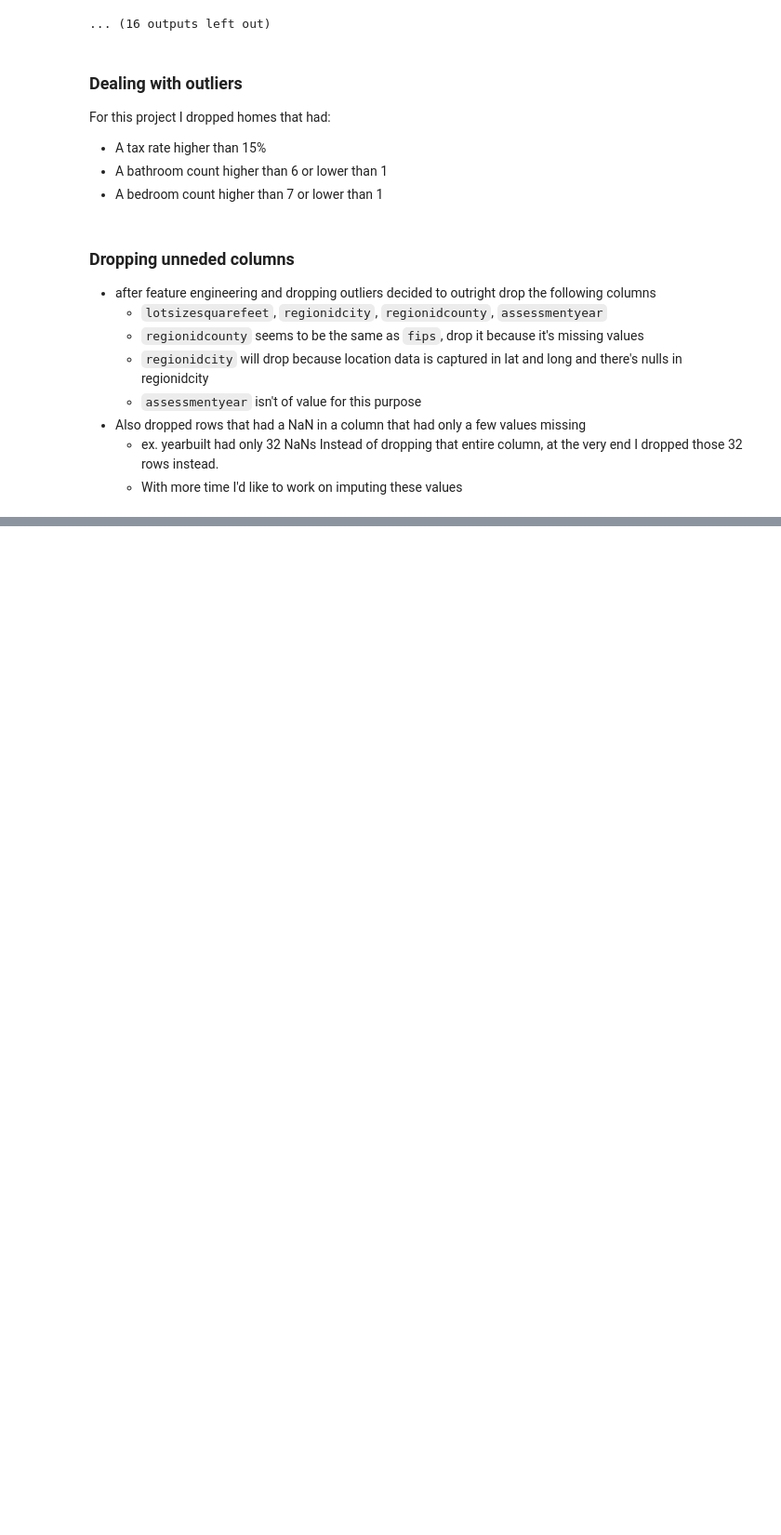
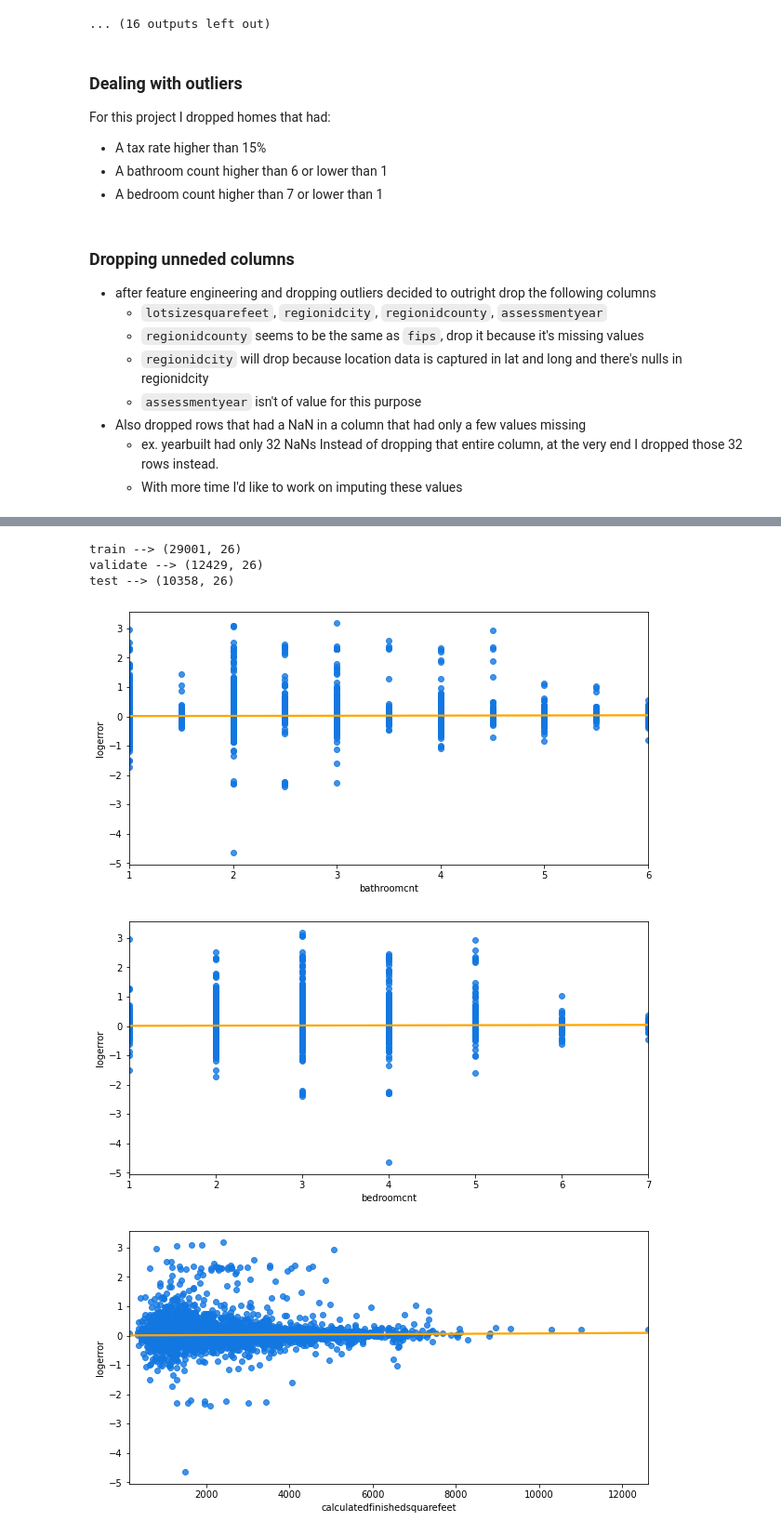
Before and after one commit to HeatherOrtegaMcMillan/Zillow_clustering_project, a Jupyter notebook: final_notebook.ipynb, the cells around one changed output, grey strips where cells are left out. Shown at 93% size. Drawn from its saved outputs; the diff is of its cells as text; code cells hidden in the pictures; blank space fills up the shorter version.

```diff
--- a/final_notebook.ipynb
+++ b/final_notebook.ipynb
@@ -290,0 +321,32 @@ df = w.wrangle_zillow()
+# %%
+# Set up variables for exploration
+target = 'logerror'
+
+target2 = 'abs_logerror'
+
+variables = ['bathroomcnt',
+            'bedroomcnt',
+            'calculatedfinishedsquarefeet',
+            'ppsqft',
+            'latitude',
+            'longitude',
+            'roomcnt',
+            'structuretaxvaluedollarcnt',
+            'taxvaluedollarcnt',
+            'landtaxvaluedollarcnt',
+            'taxamount',
+            'age',
+            'tax_rate']
+# %%
+# split into train validate and test
+train, validate, test = w.banana_split(df)
+# %% [output]
+train --> (29001, 26)
+validate --> (12429, 26)
+test --> (10358, 26)
+# %%
+ex.plot_against_target(train, target, variables)
+# %% [output]
+[figure, added]
+[figure, added]
+[figure, added]
```
Also changed, not shown: parts of 91 cells of this notebook, 4 other files.
